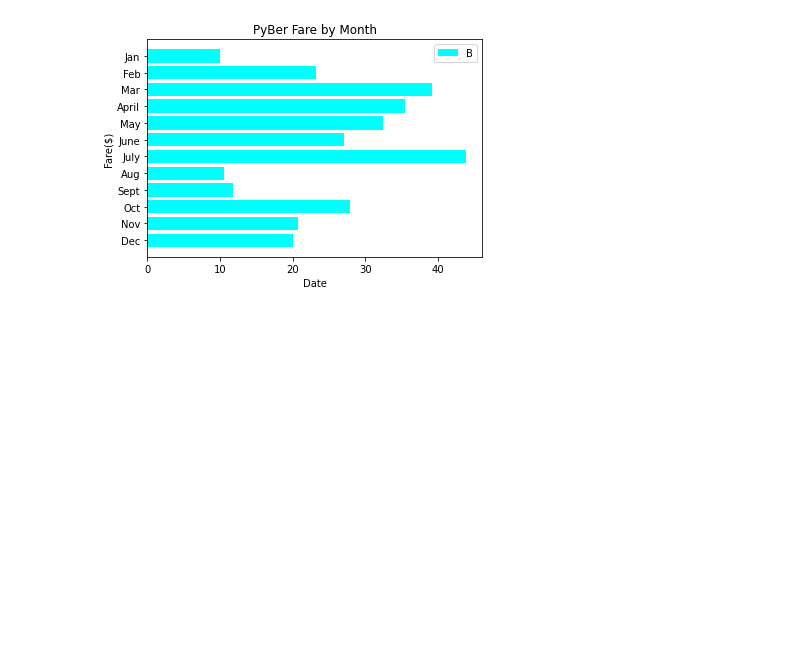
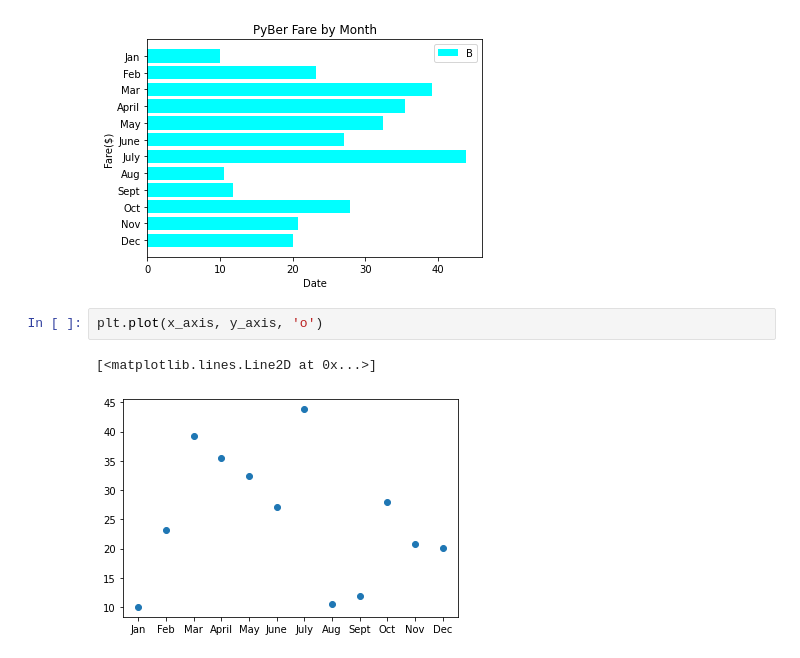
Before and after one commit to budhwarstuti/PyBer_Analysis, a Jupyter notebook: matplotlib_practice.ipynb, the cells around one changed output. Drawn from its saved outputs; the diff is of its cells as text; blank space fills up the shorter version.

Commit message:
adding scatterplot

```diff
--- a/matplotlib_practice.ipynb
+++ b/matplotlib_practice.ipynb
@@ -172,3 +172,8 @@ ax.set_ylabel('Fare($)')
 plt.gca().invert_yaxis()
 # %% [output]
 [figure]
+# %%
+plt.plot(x_axis, y_axis, 'o')
+# %% [output]
+[<matplotlib.lines.Line2D at 0x...>]
+[figure, added]
```
Also changed, not shown: parts of 1 cell of this notebook.
